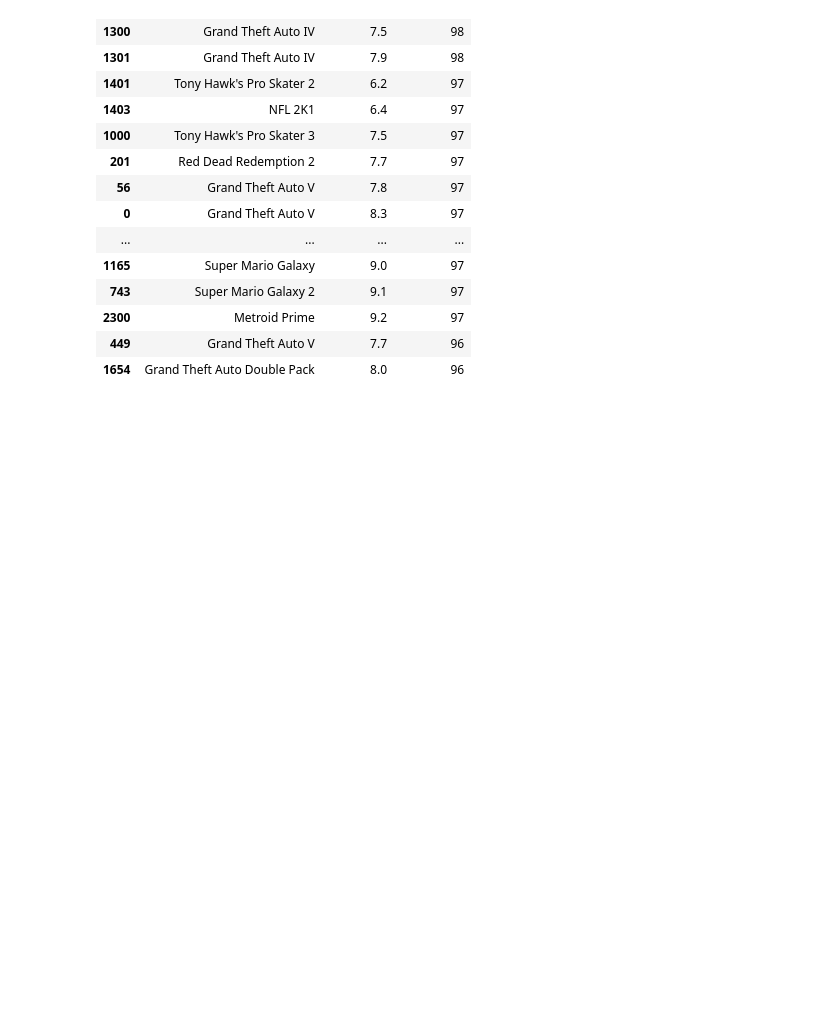
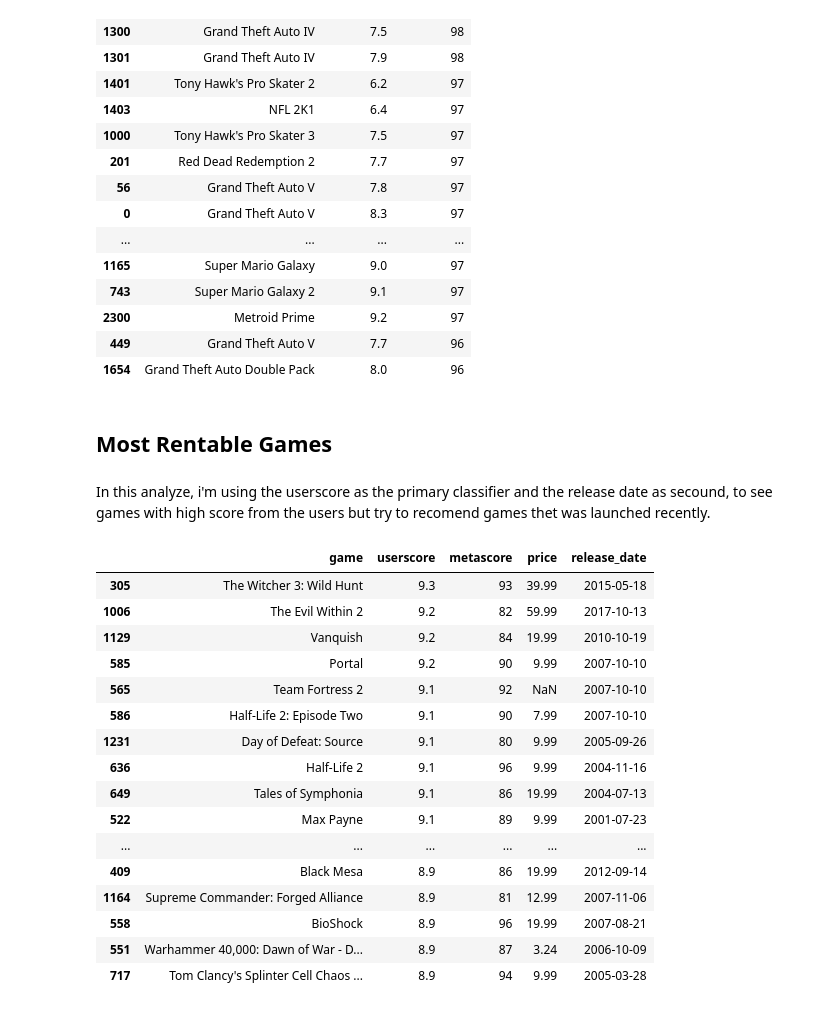
Before and after one commit to Guiller02/GammingAnalysis, a Jupyter notebook: video_game_analysis.ipynb, the cells around one changed output. Cells and saved outputs as stored; diff of their text form; code cells hidden in the pictures; blank space fills up the shorter version.

```diff
--- a/video_game_analysis.ipynb
+++ b/video_game_analysis.ipynb
@@ -65,0 +68,2 @@ combined_dataframe.head()
+# %%
+merge_dataframe = pd.merge(metacritic_games_df, video_games_df, left_on='game', right_on='game')
@@ -65,0 +79,4 @@ combined_dataframe.head()
+# %%
+merge_dataframe= merge_dataframe.drop(['metascore_y','release_date_y'], axis=1)
+
+merge_dataframe = merge_dataframe.rename(columns={'metascore_x':'metascore', 'release_date_x':'release_date'})
@@ -65,0 +92,2 @@ combined_dataframe.head()
+# %%
+merge_dataframe['release_date'] = merge_dataframe['release_date'].astype(str).astype('datetime64[ns]')
@@ -334,3 +396,30 @@ sort_values(by=['metascore','userscore'], ascending=[False,True]).drop_duplicate
 | 2300 | Metroid Prime | 9.2 | 97 |
 | 449 | Grand Theft Auto V | 7.7 | 96 |
 | 1654 | Grand Theft Auto Double Pack | 8.0 | 96 |
+# %% [markdown]
+## Most Rentable Games
+# %% [markdown]
+In this analyze, i'm using the userscore as the primary classifier and the release date as secound, to see games with high score from the users but try to recomend games thet was launched recently.
+# %%
+merge_dataframe.drop_duplicates(subset="game").\
+filter(items=['game','userscore','metascore','price','release_date']).\
+sort_values(by=['userscore','release_date','metascore','price'],
+ascending=[False,False,False,False])[:20]
+# %% [output]
+|  | game | userscore | metascore | price | release_date |
+| 305 | The Witcher 3: Wild Hunt | 9.3 | 93 | 39.99 | 2015-05-18 |
+| 1006 | The Evil Within 2 | 9.2 | 82 | 59.99 | 2017-10-13 |
+| 1129 | Vanquish | 9.2 | 84 | 19.99 | 2010-10-19 |
+| 585 | Portal | 9.2 | 90 | 9.99 | 2007-10-10 |
+| 565 | Team Fortress 2 | 9.1 | 92 | NaN | 2007-10-10 |
+| 586 | Half-Life 2: Episode Two | 9.1 | 90 | 7.99 | 2007-10-10 |
+| 1231 | Day of Defeat: Source | 9.1 | 80 | 9.99 | 2005-09-26 |
+| 636 | Half-Life 2 | 9.1 | 96 | 9.99 | 2004-11-16 |
+| 649 | Tales of Symphonia | 9.1 | 86 | 19.99 | 2004-07-13 |
+| 522 | Max Payne | 9.1 | 89 | 9.99 | 2001-07-23 |
+| ... | ... | ... | ... | ... | ... |
+| 409 | Black Mesa | 8.9 | 86 | 19.99 | 2012-09-14 |
+| 1164 | Supreme Commander: Forged Alliance | 8.9 | 81 | 12.99 | 2007-11-06 |
+| 558 | BioShock | 8.9 | 96 | 19.99 | 2007-08-21 |
+| 551 | Warhammer 40,000: Dawn of War - D... | 8.9 | 87 | 3.24 | 2006-10-09 |
+| 717 | Tom Clancy's Splinter Cell Chaos ... | 8.9 | 94 | 9.99 | 2005-03-28 |
```
Also changed, not shown: parts of 11 cells of this notebook.
